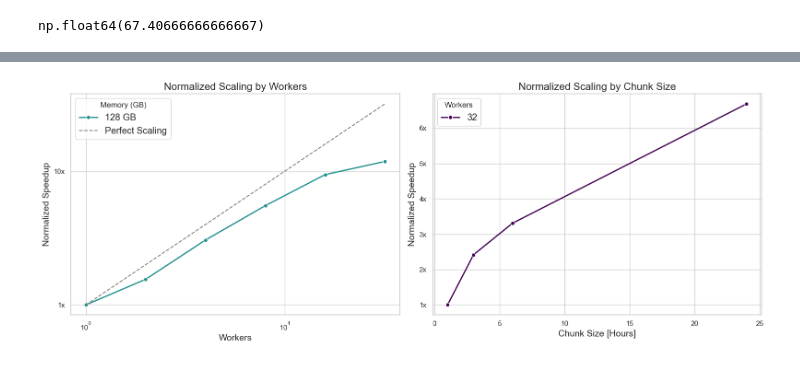
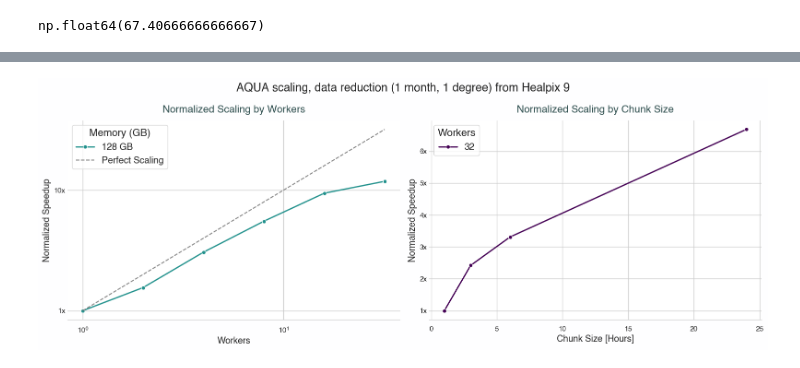
Before and after one commit to koldunovn/high_res_data_access, a Jupyter notebook: aqua-scripts/simple_reader/plots.ipynb, the cells around one changed output, grey strips where cells are left out. Drawn from its saved outputs; the diff is of its cells as text; code cells hidden in the pictures.

Commit message:
graphical pimp

```diff
--- a/aqua-scripts/simple_reader/plots.ipynb
+++ b/aqua-scripts/simple_reader/plots.ipynb
@@ -72,6 +73,8 @@ baseline_time
 np.float64(67.40666666666667)
 # %%
 def plot_normalized_scaling_and_chunking(df_scaling, df_chunking, which_time='Total Time (s)', log_scale=False, title=None):
+
+    ConfigStyle()
 
     # Dataset management
     df_scaling_avg =(
@@ -146,10 +149,10 @@ def plot_normalized_scaling_and_chunking(df_scaling, df_chunking, which_time='To
     axes[0].set_yscale('log' if log_scale else 'linear')
     axes[0].yaxis.set_major_formatter(ticker.FuncFormatter(lambda x, _: f'{x:.0f}x'))
     axes[1].yaxis.set_major_formatter(ticker.FuncFormatter(lambda x, _: f'{x:.0f}x'))
-    axes[0].legend(title='Memory (GB)', loc='upper left', fontsize='large')
-    axes[1].legend(title='Workers', loc='upper left', fontsize='large')
+    axes[0].legend(title='Memory (GB)', loc='upper left', fontsize='large', title_fontsize=titles_fontsize)
+    axes[1].legend(title='Workers', loc='upper left', fontsize='large', title_fontsize=titles_fontsize)
     if title:
-        fig.suptitle(title)
+        fig.suptitle(title, fontsize=titles_fontsize + 2, fontweight='bold')
     plt.tight_layout()
     plt.show()
 # %%
@@ -159,4 +162,5 @@ plot_normalized_scaling(results, which_time='Compute Time (s)', logx=True, logy=
 # %%
-plot_normalized_scaling_and_chunking(results, results_chunk, which_time='Compute Time (s)', log_scale=True)
+plot_normalized_scaling_and_chunking(results, results_chunk, which_time='Compute Time (s)', log_scale=True,
+                                     title='AQUA scaling, data reduction (1 month, 1 degree) from Healpix 9')
 # %% [output]
-[figure, old version]
+[figure, new version]
```
Also changed, not shown: parts of 2 cells of this notebook, 1 other file.
